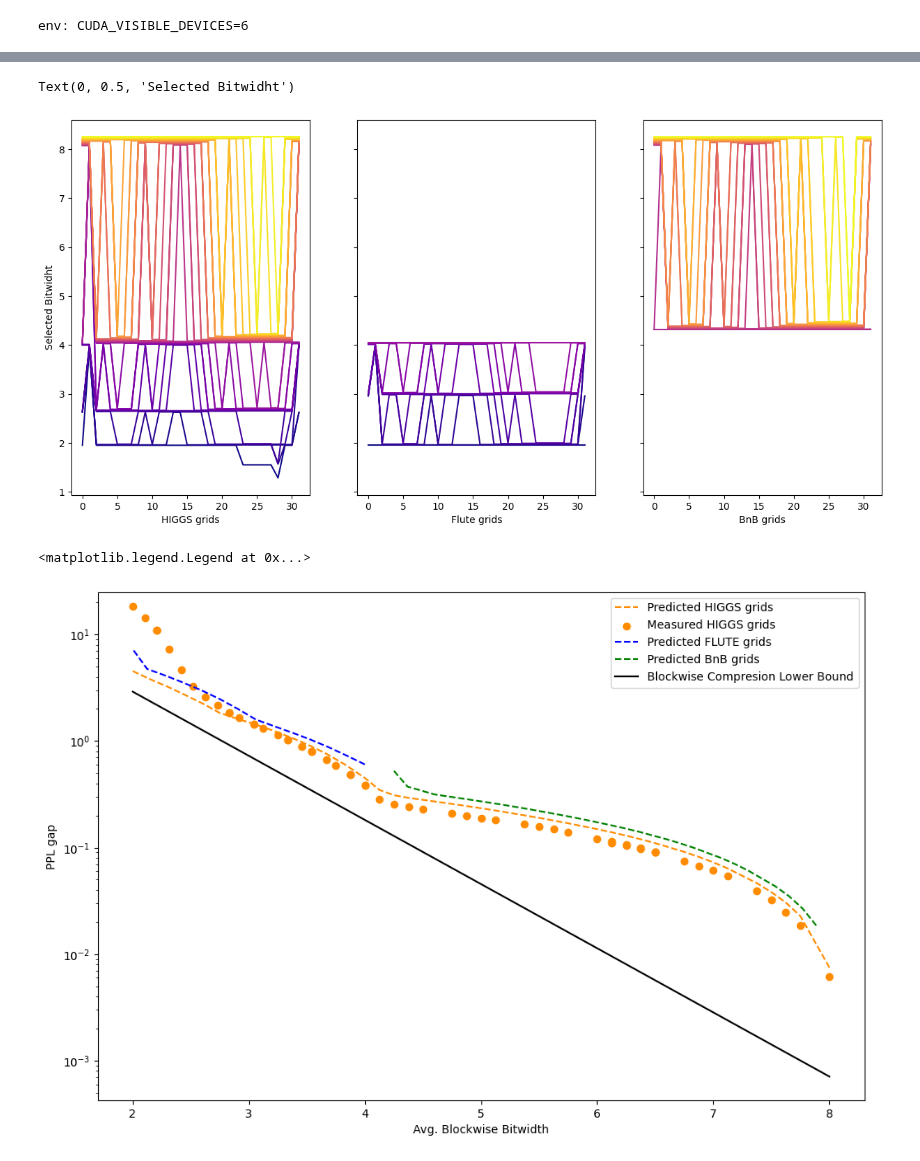
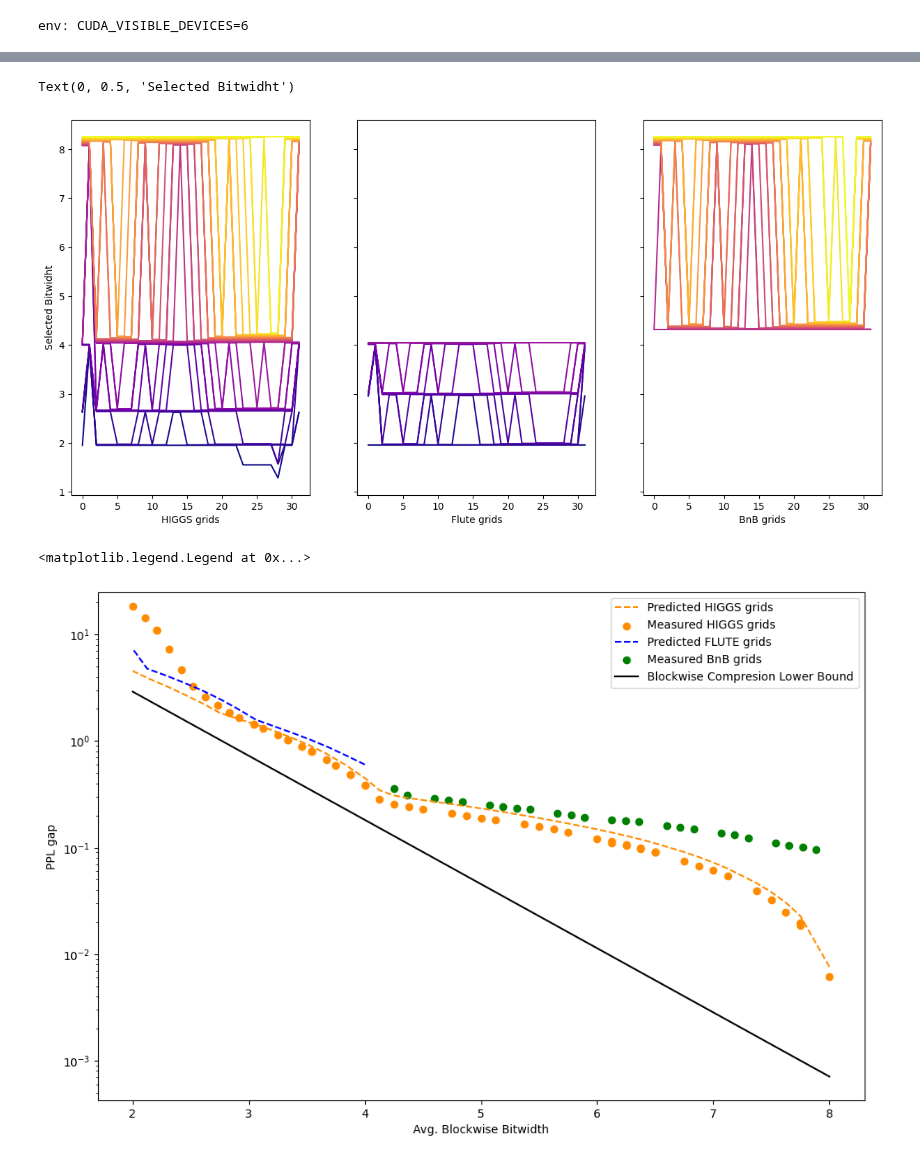
Before and after one commit to galqiwi/linear-layer-compression, a Jupyter notebook: Andrei/gptq/plots.ipynb, the cells around one changed output, grey strips where cells are left out. Drawn from its saved outputs; the diff is of its cells as text; code cells hidden in the pictures.

```diff
--- a/Andrei/gptq/plots.ipynb
+++ b/Andrei/gptq/plots.ipynb
@@ -408,8 +408,9 @@ with torch.no_grad():
     ]
 # %%
 bnb_grids = [
-    {"name": "nf4", "mse": 0.0001688, "bits": 8 + 16 / 4096},
-    {"name": "int8", "mse": 0.008422, "bits": 4 + 16 / 64},
+    {"name": "int8", "mse": 0.0001688, "bits": 8 + 16 / 4096},
+    {"name": "nf4", "mse": 0.008422, "bits": 4 + 16 / 64},
+    # {"name": "fp16", "mse": 0.0, "bits": 16},
 ]
 # %%
 import numpy as np
@@ -555,7 +557,7 @@ axs[2].set_xlabel("BnB grids")
 axs[0].set_ylabel("Selected Bitwidht")
 # %% [output]
 Text(0, 0.5, 'Selected Bitwidht')
-[figure, old version]
+[figure, new version]
 # %%
 import wandb
 import numpy as np
@@ -585,17 +587,17 @@ higgs_ppls = np.asarray(higgs_ppls)
 higgs_blockwise_configs = np.asarray(higgs_blockwise_configs)
 
 higgs_bitwisths = (np.log2(higgs_blockwise_configs[:,:,1]) / higgs_blockwise_configs[:,:,0]).mean(axis=-1)
+
+measured_higgs_configs = set()
+
+for measured_config in higgs_blockwise_configs:
+    mapped_config = []
+    for block in measured_config:
+        for i, grid in enumerate(higgs_grids):
+            if grid["edenn_d"] == int(block[0]) and grid["edenn_n"] == int(block[1]):
+                mapped_config.append(i)
+                break
+        else:
+            raise Exception(f"Coudn't map grid {block}!")
+
+    measured_higgs_configs.add(tuple(mapped_config))
-# %%
-mapped_measured_configs = set()
-
-for measured_config in higgs_blockwise_configs:
-    mapped_config = []
-    for block in measured_config:
-        for i, grid in enumerate(higgs_grids):
-            if grid["edenn_d"] == int(block[0]) and grid["edenn_n"] == int(block[1]):
-                mapped_config.append(i)
-                break
-        else:
-            raise Exception(f"Coudn't map grid {block}!")
-
-    mapped_measured_configs.add(tuple(mapped_config))
@@ -726,7 +783,13 @@ for indices in bnb_configurations:
 temp_ppl_gaps = np.asarray(temp_ppl_gaps)
 temp_bitwidths = np.asarray(temp_bitwidths)
 order = np.argsort(temp_ppl_gaps)
-plt.plot(temp_bitwidths[order], temp_ppl_gaps[order], linestyle="--", color="green", label=f"Predicted BnB grids")
+# plt.plot(temp_bitwidths[order], temp_ppl_gaps[order], linestyle="--", color="green", label=f"Predicted BnB grids")
+
+plt.scatter(
+    bnb_bitwidths,
+    bnb_ppls - np.min(rtn_ppls),
+    color="green", marker="o", label="Measured BnB grids"
+)
 
 # FLUTE+BnB
 temp_ppl_gaps = []
@@ -745,35 +808,35 @@ for indices in combo_configurations:
 
     temp_ppl_gaps.append(ppl_gap)
     temp_bitwidths.append(bitwidht)
 temp_ppl_gaps = np.asarray(temp_ppl_gaps)
 temp_bitwidths = np.asarray(temp_bitwidths)
 order = np.argsort(temp_ppl_gaps)
 # plt.plot(temp_bitwidths[order], temp_ppl_gaps[order], linestyle="--", label=f"Predicted FLUTE+BnB grids")
 
 # plt.scatter(
 #     [4.0],
 #     [6.2920427322387695 - np.min(rtn_ppls)],
 #     color="red", marker="*", label="Vanilla bnb 4bit"
 # )
 
 plt.plot(
     np.linspace(2, 8),
     [expected_ppl_gap(slopes, get_optimal_blockwise_bitwidths(slopes, bpw)) for bpw in np.linspace(2, 8)],
     color="black", label="Blockwise Compresion Lower Bound",
 )
 
 plt.xlabel("Avg. Blockwise Bitwidth")
 plt.ylabel("PPL gap")
 
 plt.yscale('log')
 plt.ylim(None, 25)
 
-# plt.ylim(0, 2)
+# plt.ylim(0, 1)
 
 plt.legend()
 # %% [output]
 <matplotlib.legend.Legend at 0x...>
-[figure, old version]
+[figure, new version]
 # %%
 import subprocess
 
```
Also changed, not shown: parts of 5 cells of this notebook.
